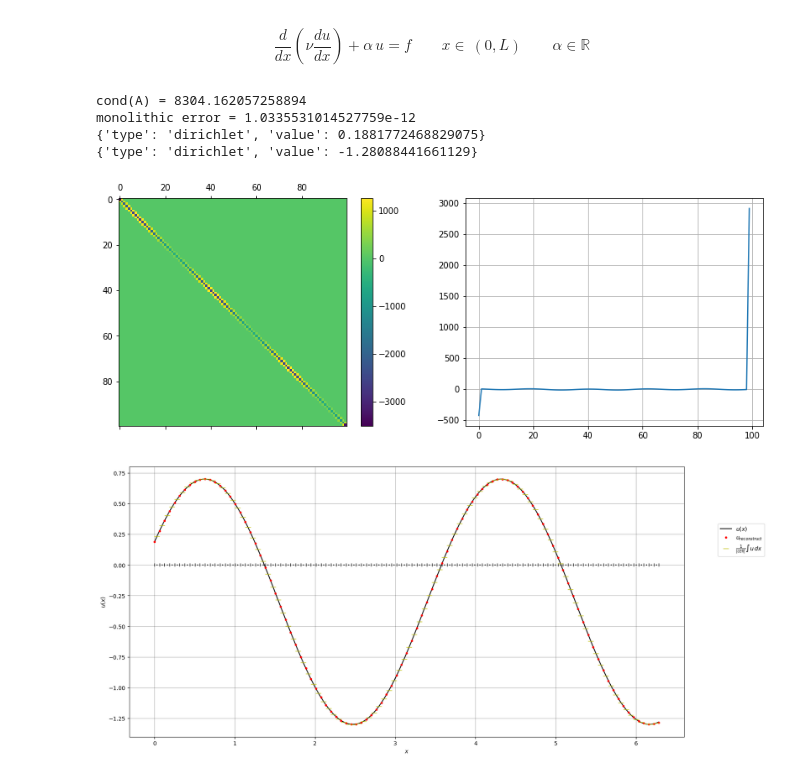
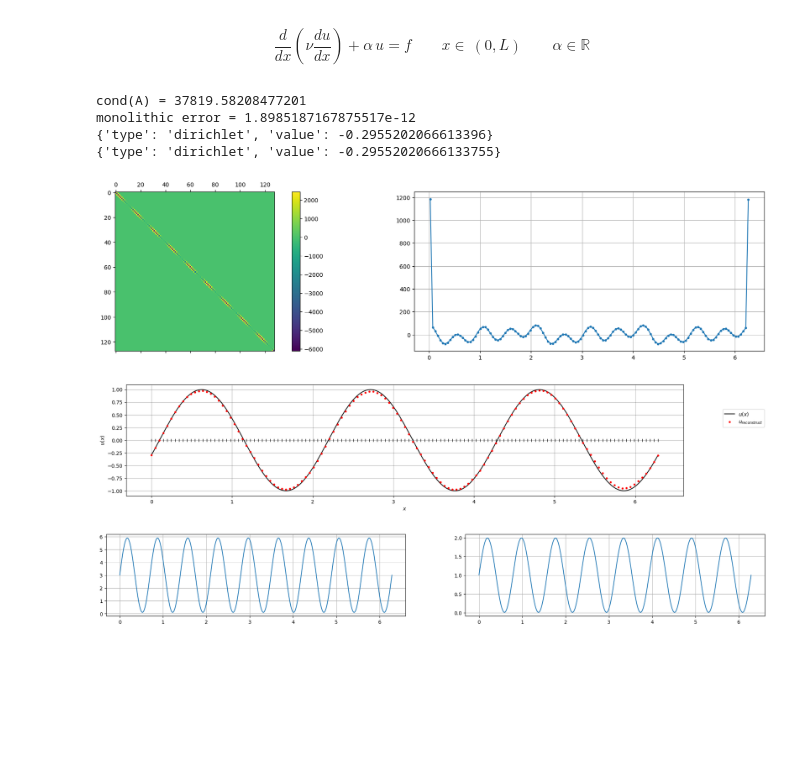
Before and after one commit to multiform-UoN/splittingschemes, a Jupyter notebook: python/fvm1D_poisson.ipynb, the cells around one changed output. Saved outputs shown, nothing was run; the diff lists cells and outputs as text; code cells hidden in the pictures; blank space fills up the shorter version.

```diff
--- a/python/fvm1D_poisson.ipynb
+++ b/python/fvm1D_poisson.ipynb
@@ -8,26 +1,34 @@ import mylib
 # %% [markdown]
 $$ \frac{d}{dx}\left(\nu\frac{du}{dx}\right) + \alpha\,u = f\qquad x\in\,(0,L)\qquad\alpha\in\mathbb{R}$$
 # %%
+import scipy.sparse as sparse
+import scipy.linalg as linalg
+import numpy as np
+import matplotlib.pyplot as plt
+import matplotlib as mpl
+import mylib
+
 kwargs = {
-    'A': -0.3,
-    'B': 1.0,
-    'C': 1.7,
-    'D': -0.3,
-    'E': 3.0,
-    'F': 2.0,
-    'G': 3.0,
-    'H': 0.0
+    'A': 0,   #const
+    'B': 1.0, #amplitude
+    'C': 3.0, #frequency
+    'D': 0.1, #shift
+
+    'E': 3.0, #const
+    'F': 2.9, #amplitude
+    'G': 9.0, #frequency
+    'H': 0.0  #shift
 }
 
 L = 2*np.pi
-N = 100
+N = 128
 dx = np.divide(L, N)
 x = np.linspace(0, L, N+1)
 xc = np.linspace(0.5*dx, L-0.5*dx, N)
 xfine = np.linspace(0, L, 1000)
 
 def alpha(x, kwargs):
-    return 10.0 + 0.5*np.sin(4.0*x)
+    return 1.0 + 0.99*np.sin(8.0*x)
 
 def sol(x, kwargs):
     return kwargs['A'] + kwargs['B']*np.sin(kwargs['C']*(x-kwargs['D']))
@@ -56,58 +57,52 @@ rightBC = {
     'value':sol(L, kwargs)}
 
 A_laplacian, fBC = mylib.fvm_laplacian_1D(nu, leftBC, rightBC, N, L, kwargs)
-
 fTOT = f(xc, kwargs) + fBC
-
 A = sparse.csc_matrix(A_laplacian + sparse.diags([alpha(xc, kwargs)], [0]))
-
 u = sparse.linalg.spsolve(A, fTOT)
-
 A = A.toarray()
 
 print("cond(A) =", np.linalg.cond(A))
 print(f"monolithic error = {np.linalg.norm(fTOT-np.dot(A,u))}")
 print(leftBC)
 print(rightBC)
 
-fig1, axs = plt.subplots(1, 2, figsize=(14,5))
+fig0, axs = plt.subplots(1, 2, figsize=(24,5))
 axsA = axs[0].matshow(A)
 # axsf = axs[1].matshow(fTOT.reshape((N,1)))
-axsf = axs[1].plot(fTOT)
+axsf = axs[1].plot(xc, fTOT, '.-')
 axs[1].grid()
-fig1.colorbar(axsA, ax=axs[0])
+fig0.colorbar(axsA, ax=axs[0])
 # fig1.colorbar(axsf, ax=axs[1])
 # axs[1].axis('off')
 #plt.savefig('figures/matrix.pdf')
 
-fig, ax1 = plt.subplots(figsize=(18,9), dpi=100)
+fig1, ax1 = plt.subplots(figsize=(20,4), dpi=100)
 ax1.set_xlabel(r'$x$')
 ax1.set_ylabel(r'$u(x)$')
 ax1.plot(x, 0*x, '|', color='k', markersize=6.0)
-ax1.plot(xc, 0*xc, '.', color='k', markersize=2.0)
+# ax1.plot(xc, 0*xc, '.', color='k', markersize=2.0)
 ax1.plot(xfine, sol(xfine, kwargs), '-k', label=r'$u(x)$')
 ax1.plot(x, mylib.fvm_reconstruct_1D(u), '.r' , label=r'$u_{reconstruct}$', linewidth=0.8)
-ax1.plot(xc, u, '_y', label=r'$\frac{1}{|cell|}\int u\,dx$', markersize=10)
+# ax1.plot(xc, u, '_y', label=r'$\frac{1}{|cell|}\int u\,dx$', markersize=10)
 #ax.set_ylim(bottom=0.0)
 #ax.set_xlim([-0.001,0.1])
 ax1.legend(bbox_to_anchor=(1.15, 0.8))
 ax1.grid(color='k', alpha=0.3)
 
-# ax2 = ax1.twinx()
-# ax2.plot(xfine, f(xfine, kwargs), '--k', label=r'$f(x)$', linewidth=0.8)
-# ax2.plot(xfine, nu(xfine, kwargs), '--r', label=r'$\nu(x)$', linewidth=0.8)
-# ax2.plot(xfine, alpha(xfine, kwargs), '--g', label=r'$\alpha(x)$', linewidth=0.8)
-# ax2.set_ylabel(r'$f(x), \nu(x)$', color='r')
-# ax2.tick_params(axis='y', colors='red')
-# ax2.legend(bbox_to_anchor=(1.15, 0.6))
-# ax2.grid(color='r', alpha=0.3)
+fig2, ax2 = plt.subplots(1, 2, figsize=(24,3), dpi=100)
+ax2[0].plot(xfine, nu(xfine, kwargs))
+ax2[1].plot(xfine, alpha(xfine, kwargs))
+ax2[0].grid()
+ax2[1].grid()
 
 plt.plot()
 plt.show()
 # %% [output]
-cond(A) = 8304.162057258894
-monolithic error = 1.0335531014527759e-12
-{'type': 'dirichlet', 'value': 0.1881772468829075}
-{'type': 'dirichlet', 'value': -1.28088441661129}
+cond(A) = 37819.58208477201
+monolithic error = 1.8985187167875517e-12
+{'type': 'dirichlet', 'value': -0.2955202066613396}
+{'type': 'dirichlet', 'value': -0.29552020666133755}
-[figure, old version]
+[figure, new version]
-[figure, old version]
+[figure, new version]
+[figure, added]
```
Also changed, not shown: parts of 1 cell of this notebook, 3 other files.
